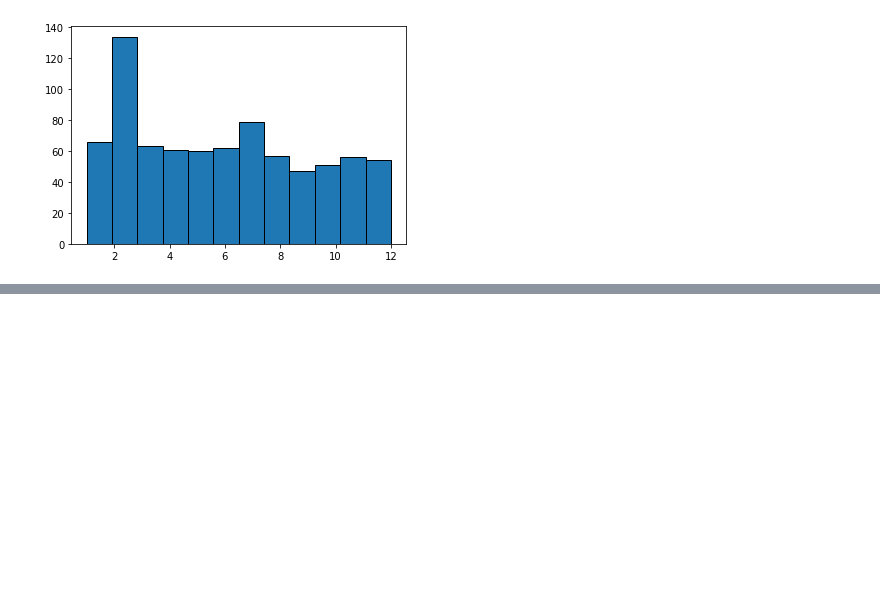
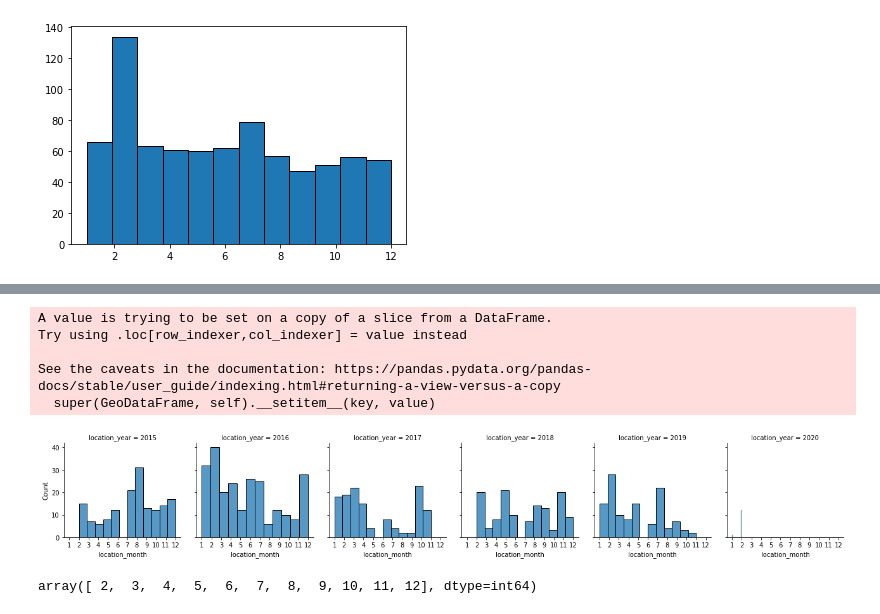
Before and after one commit to jrioross/big_g_express, a Jupyter notebook: notebooks/geospatial_explore.ipynb, the cells around one changed output, grey strips where cells are left out. Saved outputs shown, nothing was run; the diff lists cells and outputs as text; code cells hidden in the pictures; blank space fills up the shorter version.

Commit message:
continued time of year exploration of full derates

```diff
--- a/notebooks/geospatial_explore.ipynb
+++ b/notebooks/geospatial_explore.ipynb
@@ -180,3 +180,5 @@ plt.hist(both_geo_derates['LocationTimeStamp'].dt.month,
          edgecolor = 'black');
 # %% [output]
 [figure]
+# %%
+both_geo_derates['location_month'] = both_geo_derates['LocationTimeStamp'].dt.month
@@ -298,0 +326,20 @@ AttributeError: 'Series' object has no attribute 'month'
+# %%
+both_geo_derates['location_year'] = both_geo_derates['LocationTimeStamp'].dt.year
+# %% [output]
+A value is trying to be set on a copy of a slice from a DataFrame.
+Try using .loc[row_indexer,col_indexer] = value instead
+
+See the caveats in the documentation: https://pandas.pydata.org/pandas-docs/stable/user_guide/indexing.html#returning-a-view-versus-a-copy
+  super(GeoDataFrame, self).__setitem__(key, value)
+# %%
+g = sns.FacetGrid(both_geo_derates,
+              col = 'location_year')
+
+g.map_dataframe(sns.histplot, x = 'location_month', bins = 12)
+plt.xticks([1, 2, 3, 4, 5, 6, 7, 8, 9, 10, 11, 12]);
+# %% [output]
+[figure, added]
+# %%
+both_geo_derates[both_geo_derates['location_year'] == 2018]['location_month'].unique()
+# %% [output]
+array([ 2,  3,  4,  5,  6,  7,  8,  9, 10, 11, 12], dtype=int64)
```
Also changed, not shown: parts of 9 cells of this notebook.
